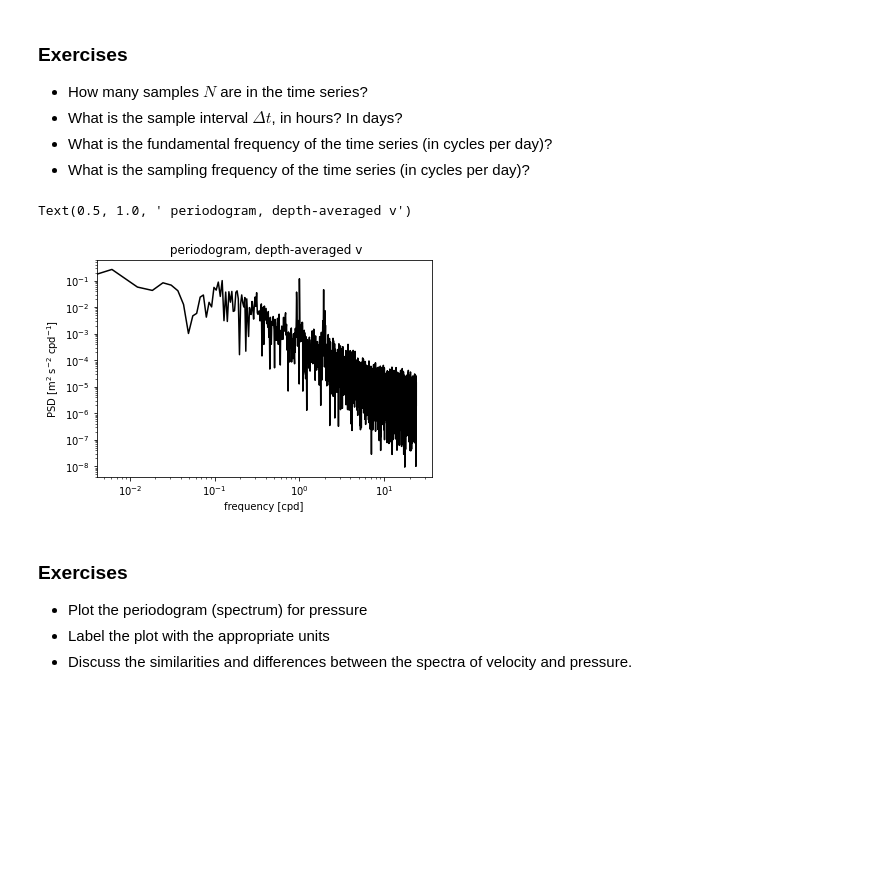
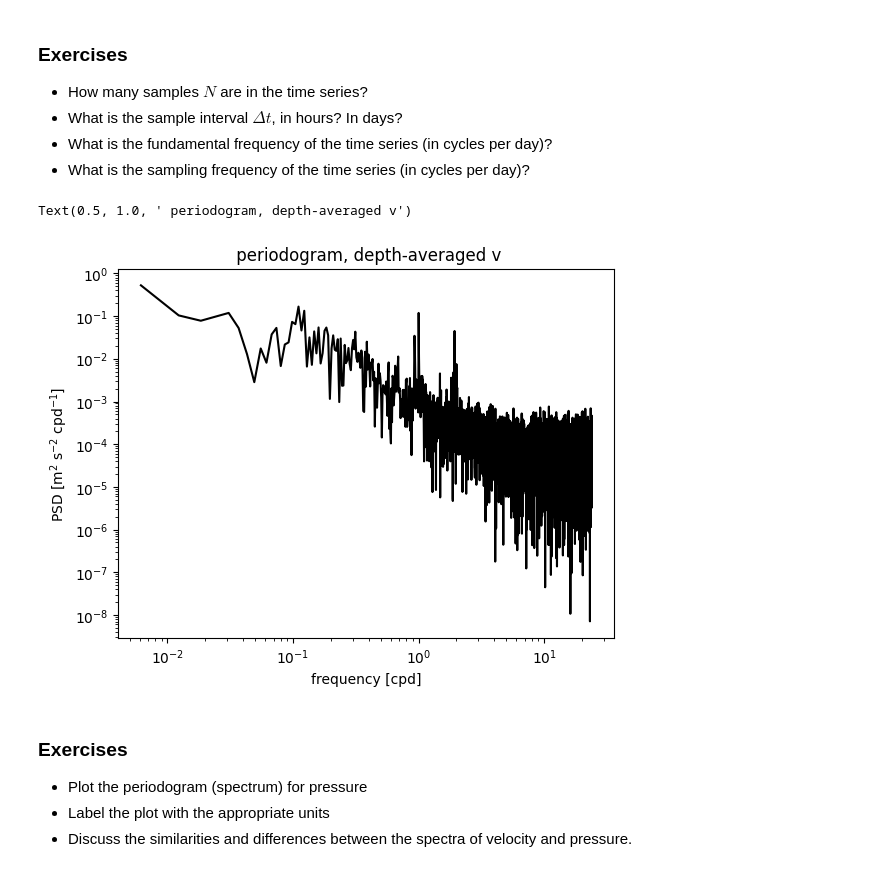
Before and after one commit to tompc35/data-labs, a Jupyter notebook: OOI_ADCP_analysis.ipynb, the cells around one changed output. Cells and saved outputs as stored; diff of their text form; code cells hidden in the pictures; blank space fills up the shorter version.

```diff
--- a/OOI_ADCP_analysis.ipynb
+++ b/OOI_ADCP_analysis.ipynb
@@ -236,20 +220,10 @@ Dimensions without coordinates: bin
 Attributes:
     units:    m
-# %%
-uda = ts.depthavg(ds['u'].where(good),
-                  ds['bin_depths_avg'],
-                  ds['bottom_depth_avg'],
-                  ds['sea_surface'])
-
-vda = ts.depthavg(ds['v'].where(good),
-                  ds['bin_depths_avg'],
-                  ds['bottom_depth_avg'],
-                  ds['sea_surface'])
-
-ds['uda'] = xr.DataArray(uda,dims='obs')
-ds['uda'].attrs['units'] = 'm/s'
-ds['vda'] = xr.DataArray(vda,dims='obs')
-ds['vda'].attrs['units'] = 'm/s'
+# %%
+ds['uda'] = ds['u'].mean(dim='bin')
+ds['uda'].attrs['units'] = 'm/s'
+ds['vda'] = ds['v'].mean(dim='bin')
+ds['vda'].attrs['units'] = 'm/s'
 # %%
 plt.figure()
 plt.plot(ds['time'],ds['uda'])
@@ -393,13 +372,13 @@ from scipy.signal import periodogram
 f,S = periodogram(ds['vda'],fs=48.)
 # %%
 plt.figure()
-plt.loglog(f,S,'k-')
+plt.loglog(f[1:],S[1:],'k-')
 plt.xlabel('frequency [cpd]')
 plt.ylabel('PSD [m$^2$ s$^{-2}$ cpd$^{-1}$]')
 plt.title(' periodogram, depth-averaged v')
 # %% [output]
 Text(0.5, 1.0, ' periodogram, depth-averaged v')
-[figure, old version]
+[figure, new version]
 # %% [markdown]
 ### Exercises
 
```
Also changed, not shown: parts of 20 cells of this notebook.
